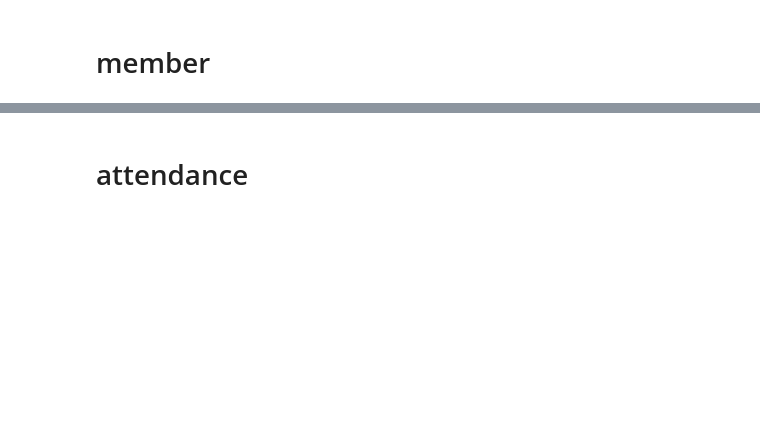
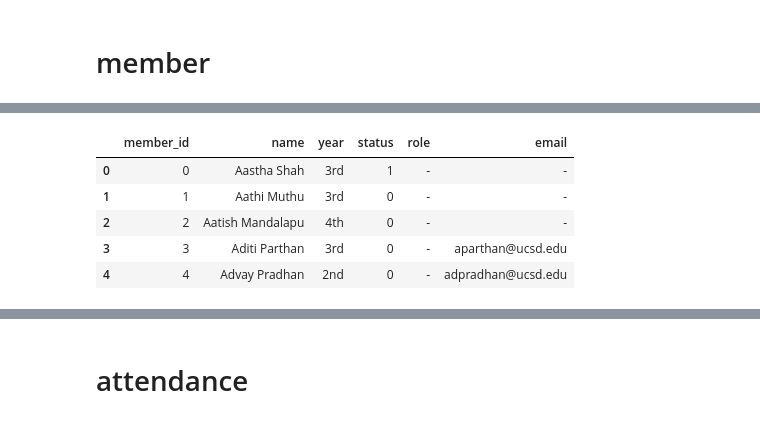
Before and after one commit to itsgeorgema/tcgdashboard, a Jupyter notebook: data_cleaning/clean.ipynb, the cells around one changed output, grey strips where cells are left out. Cells and saved outputs as stored; diff of their text form; code cells hidden in the pictures; blank space fills up the shorter version.

Commit message:
Continued cleaning structure

```diff
--- a/data_cleaning/clean.ipynb
+++ b/data_cleaning/clean.ipynb
@@ -176,4 +203,8 @@ assignments.head()
 # %% [markdown]
 # member
+# %%
+coffee = pd.read_csv('coffee.csv')
+# %%
+df = pd.read_csv('members.csv')
 # %%
 members = pd.DataFrame(columns=['member_id', 'name', 'year', 'status', 'role', 'email'])
@@ -193,0 +244,78 @@ members.head()
+# %%
+# Load emails and match them to members by name
+emails_df = pd.read_csv('emails.csv')
+
+def extract_name_parts_from_email(email):
+    """Extract potential name parts from email address username."""
+    if pd.isna(email) or not email:
+        return None, None
+    username = str(email).split('@')[0].lower()
+    # Replace common separators with spaces
+    username_clean = username.replace('.', ' ').replace('_', ' ').replace('-', ' ')
+    parts = [p for p in username_clean.split() if p.isalpha() and len(p) > 1]
+    first_part = parts[0] if parts else username.split('.')[0].split('_')[0].split('-')[0]
+    last_part = parts[-1] if len(parts) > 1 else None
+    return first_part, last_part
+
+# Match emails to members
+for idx, member_name in enumerate(members['name']):
+    if members.loc[idx, 'email'] != '-':  # Skip if already has email
+        continue
+
+    member_name_lower = str(member_name).lower().strip()
+    member_parts = member_name_lower.split()
+    member_first_name = member_parts[0] if member_parts else ''
+    member_last_name = member_parts[-1] if len(member_parts) > 1 else ''
+    member_full_name = ' '.join(member_parts)
+
+    best_match = None
+    best_match_score = 0
+
+    # Try to match with each email
+    for email in emails_df['email']:
+        if pd.isna(email):
+            continue
+
+        email_username = str(email).split('@')[0].lower()
+        email_first, email_last = extract_name_parts_from_email(email)
+
+        # Calculate match score
+        score = 0
+
+        # Exact match on extracted name parts
+        if email_first and member_first_name and email_first == member_first_name:
+            score += 2
+            if email_last and member_last_name and email_last == member_last_name:
+                score += 3  # Strong match with both first and last
+            elif len(member_parts) == 1:
+                score += 1  # Only first name, but member only has one name
+
+        # Check if email username contains member's name parts
+        if member_first_name and member_first_name in email_username:
+            score += 1
+        if member_last_name and member_last_name in email_username:
+            score += 2
+
+        # Check if member name parts are in email username (reverse)
+        if email_first and email_first in member_full_name:
+            score += 1
+        if email_last and email_last in member_full_name:
+            score += 1
+
+        # Prefer matches with higher scores
+        if score > best_match_score:
+            best_match_score = score
+            best_match = email
+
+    # Only assign email if we have a reasonable match (score >= 2)
+    if best_match and best_match_score >= 2:
+        members.loc[idx, 'email'] = best_match
+
+members.head()
+# %% [output]
+|  | member_id | name | year | status | role | email |
+| 0 | 0 | Aastha Shah | 3rd | 1 | - | - |
+| 1 | 1 | Aathi Muthu | 3rd | 0 | - | - |
+| 2 | 2 | Aatish Mandalapu | 4th | 0 | - | - |
+| 3 | 3 | Aditi Parthan | 3rd | 0 | - | aparthan@ucsd.edu |
+| 4 | 4 | Advay Pradhan | 2nd | 0 | - | adpradhan@ucsd.edu |
```
Also changed, not shown: parts of 7 cells of this notebook, 3 other files.
